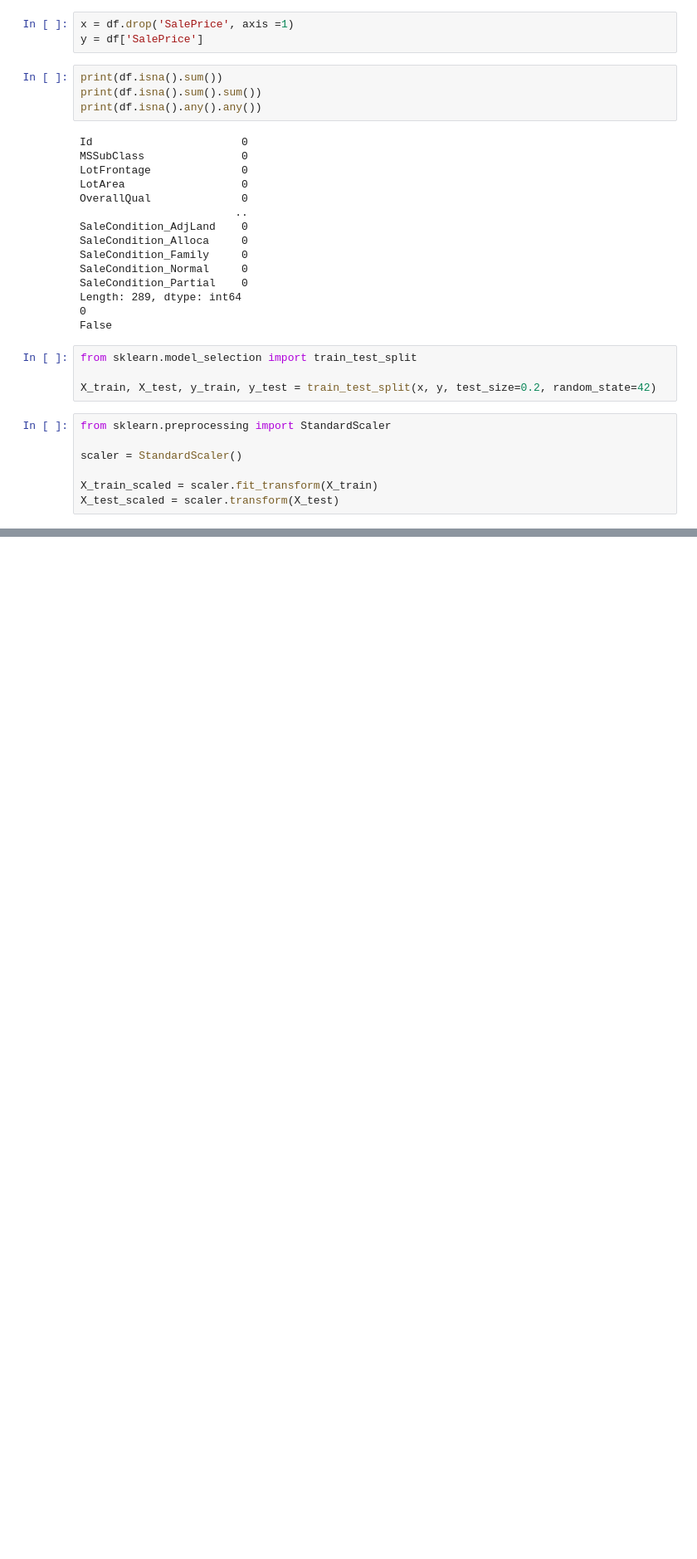
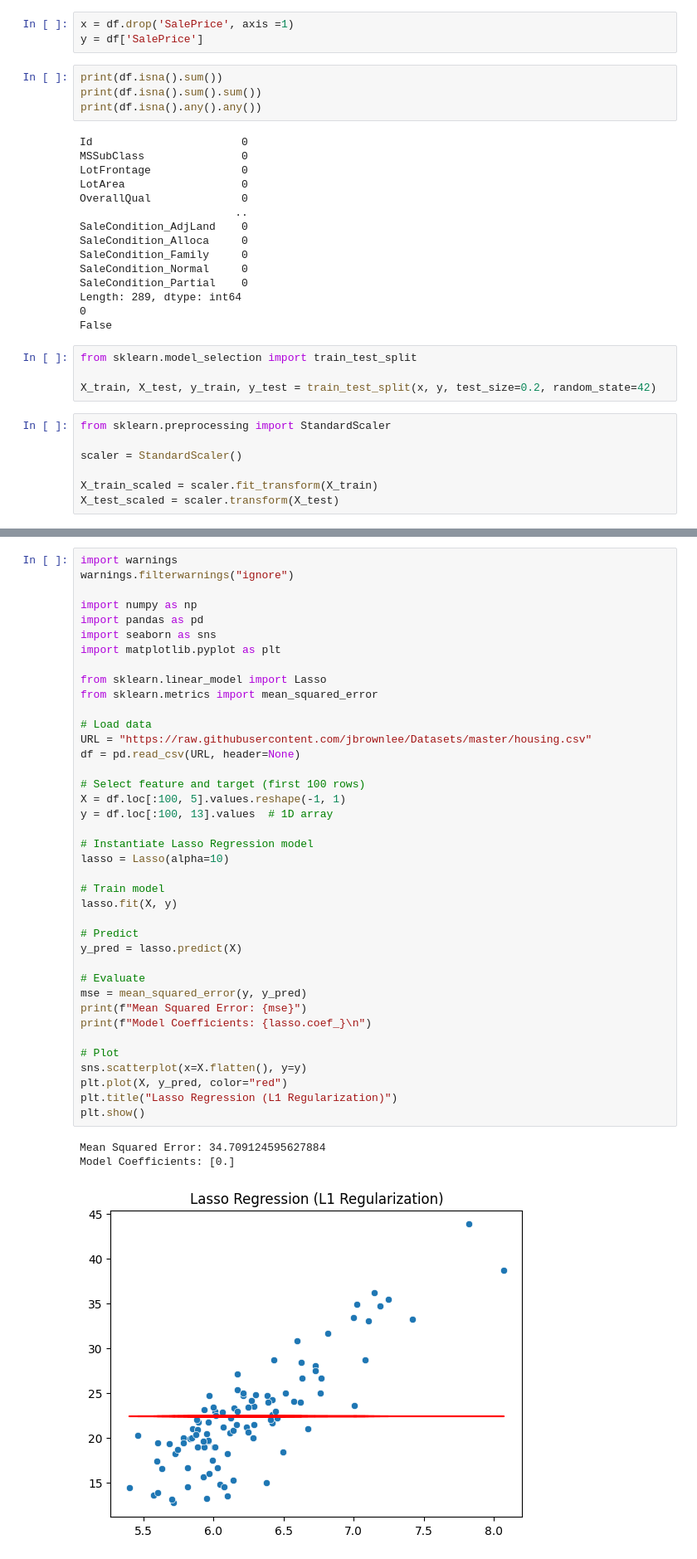
Before and after one commit to MohitNaren/ML, a Jupyter notebook: ml5.ipynb, the cells around one changed output, grey strips where cells are left out. Shown: that part at 83% size. Cells and saved outputs as stored; diff of their text form; blank space fills up the shorter version.

```diff
--- a/ml5.ipynb
+++ b/ml5.ipynb
@@ -126,0 +132,43 @@ SGD Regressor MSE (log scale): 3059.057250767163
+# %%
+import warnings
+warnings.filterwarnings("ignore")
+
+import numpy as np
+import pandas as pd
+import seaborn as sns
+import matplotlib.pyplot as plt
+
+from sklearn.linear_model import Lasso
+from sklearn.metrics import mean_squared_error
+
+# Load data
+URL = "https://raw.githubusercontent.com/jbrownlee/Datasets/master/housing.csv"
+df = pd.read_csv(URL, header=None)
+
+# Select feature and target (first 100 rows)
+X = df.loc[:100, 5].values.reshape(-1, 1)
+y = df.loc[:100, 13].values  # 1D array
+
+# Instantiate Lasso Regression model
+lasso = Lasso(alpha=10)
+
+# Train model
+lasso.fit(X, y)
+
+# Predict
+y_pred = lasso.predict(X)
+
+# Evaluate
+mse = mean_squared_error(y, y_pred)
+print(f"Mean Squared Error: {mse}")
+print(f"Model Coefficients: {lasso.coef_}\n")
+
+# Plot
+sns.scatterplot(x=X.flatten(), y=y)
+plt.plot(X, y_pred, color="red")
+plt.title("Lasso Regression (L1 Regularization)")
+plt.show()
+# %% [output]
+Mean Squared Error: 34.709124595627884
+Model Coefficients: [0.]
+[figure, added]
```
Also changed, not shown: parts of 4 cells of this notebook.
